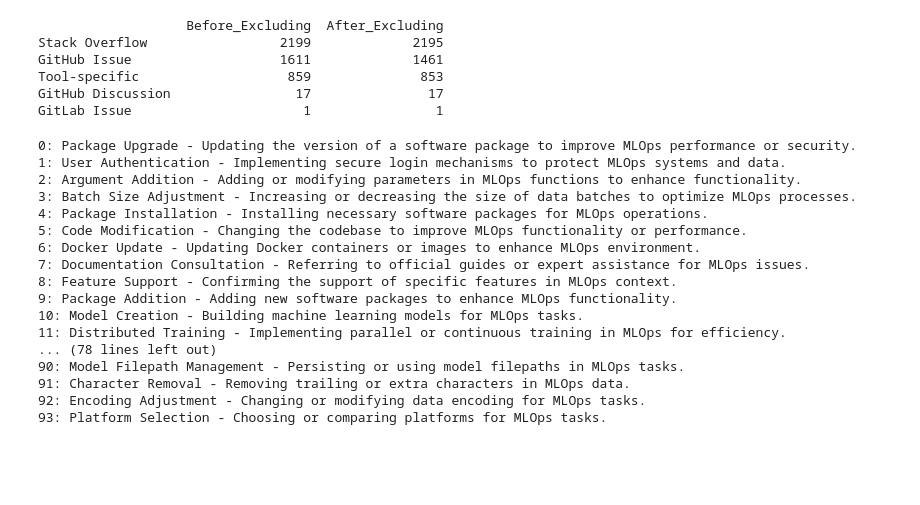
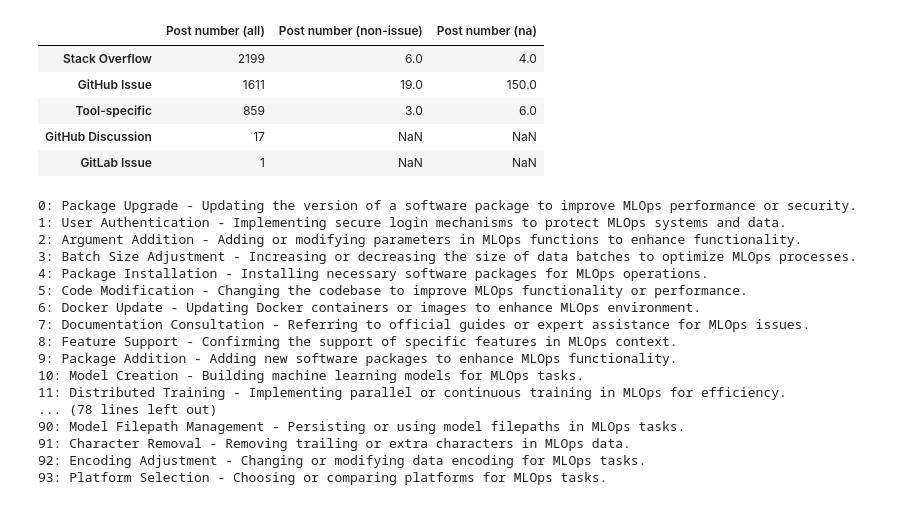
Before and after one commit to zhimin-z/Asset-Management-Topic-Modeling, a Jupyter notebook: Code/RQ3/RQ3.ipynb, the cells around one changed output. Saved outputs shown, nothing was run; the diff lists cells and outputs as text; code cells hidden in the pictures; blank space fills up the shorter version.

```diff
--- a/Code/RQ3/RQ3.ipynb
+++ b/Code/RQ3/RQ3.ipynb
@@ -80,29 +80,25 @@ for index, row in df.iterrows():
         df.to_json(os.path.join(path_rq3, 'labels.json'), indent=4, orient='records')
 
 df.to_json(os.path.join(path_rq3, 'labels.json'), indent=4, orient='records')
-# %%
-df = pd.read_json(os.path.join(path_rq3, 'topics.json'))
-
-# Get the value counts before excluding -1
-before_excluding = df['Platform'].value_counts()
-
-# Exclude rows where 'Resolution_summary_topic' is -1
-df_filtered = df[df['Resolution_summary_topic'] != -1]
-
-# Get the value counts after excluding -1
-after_excluding = df_filtered['Platform'].value_counts()
-
-# Concatenate the value counts side by side in a single DataFrame
-result = pd.concat([before_excluding, after_excluding], axis=1, keys=['Before_Excluding', 'After_Excluding'])
-
-print(result)
-# %% [output]
-                   Before_Excluding  After_Excluding
-Stack Overflow                 2199             2195
-GitHub Issue                   1611             1461
-Tool-specific                   859              853
-GitHub Discussion                17               17
-GitLab Issue                      1                1
+# %%
+df_issue_all = pd.read_json(os.path.join(path_rq3, 'labels.json'))
+issue_all = df_issue_all['Platform'].value_counts()
+
+df_issue_non = df_issue_all[df_issue_all['Resolution_summary'] == 'non-issue']
+issue_non = df_issue_non['Platform'].value_counts()
+
+df_issue_na = df_issue_all[df_issue_all['Resolution_summary'] == 'na']
+issue_na = df_issue_na['Platform'].value_counts()
+
+result = pd.concat([issue_all, issue_non, issue_na], axis=1, keys=['Post number (all)', 'Post number (non-issue)', 'Post number (na)'])
+result
+# %% [output]
+|  | Post number (all) | Post number (non-issue) | Post number (na) |
+| Stack Overflow | 2199 | 6.0 | 4.0 |
+| GitHub Issue | 1611 | 19.0 | 150.0 |
+| Tool-specific | 859 | 3.0 | 6.0 |
+| GitHub Discussion | 17 | NaN | NaN |
+| GitLab Issue | 1 | NaN | NaN |
 # %%
 prompt_topic = '''You will be given a set of topics refering to specific empirical software engineering resolution. Please summarize each topic in a phrase and attach one sentence description in the MLOps context. Also, you must guarantee that those phrases are not duplicate with one another.###\n'''
 
```
Also changed, not shown: 1 other file.
